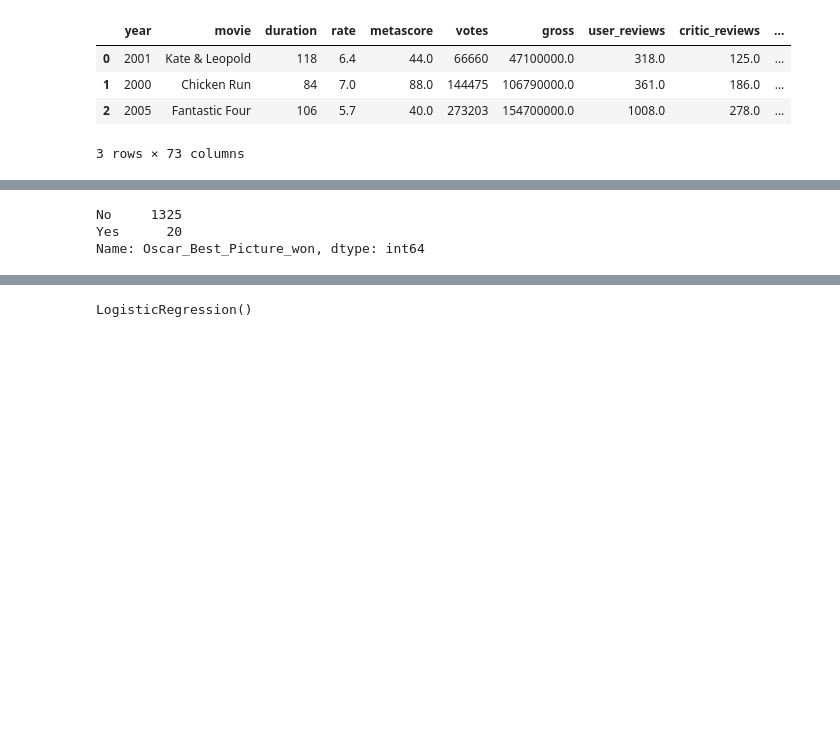
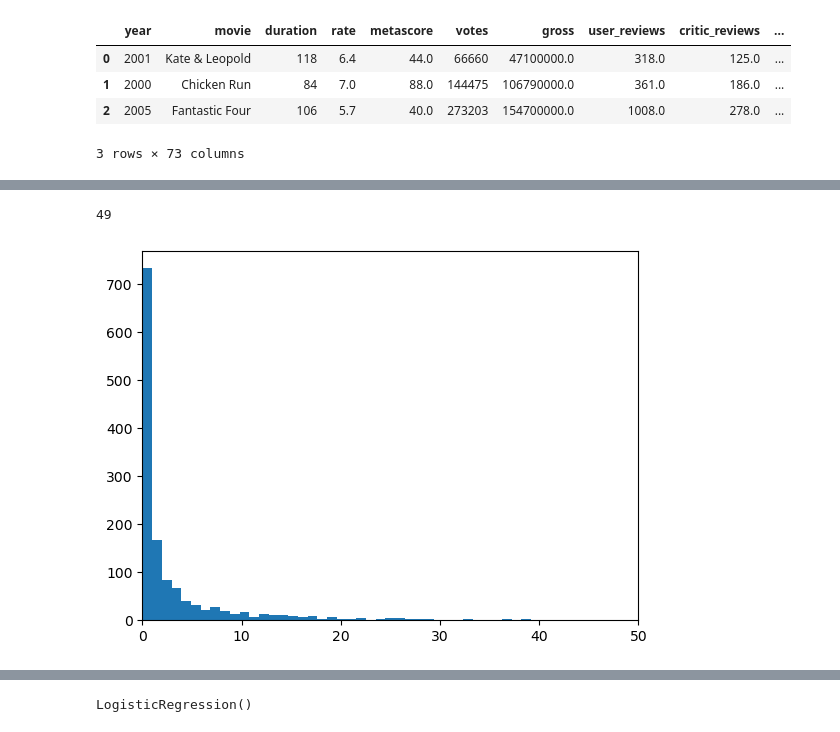
Before and after one commit to refo44/dhds_tp3_grupo6, a Jupyter notebook: movies.ipynb, the cells around one changed output, grey strips where cells are left out. Cells and saved outputs as stored; diff of their text form; code cells hidden in the pictures; blank space fills up the shorter version.

```diff
--- a/movies.ipynb
+++ b/movies.ipynb
@@ -146,6 +161,13 @@ df = df.dropna()
 # %%
-df["Oscar_Best_Picture_won"].value_counts()
+df["awards_wins"].max()
 # %% [output]
-No     1325
-Yes      20
-Name: Oscar_Best_Picture_won, dtype: int64
+49
+# %%
+
+plt.hist(df["awards_wins"], bins=50)
+
+# establece el rango de los valores de x (columna) en el histograma
+plt.xlim(0, 50)
+plt.show()
+# %% [output]
+[figure, added]
```
Also changed, not shown: parts of 39 cells of this notebook, 3 other files.
